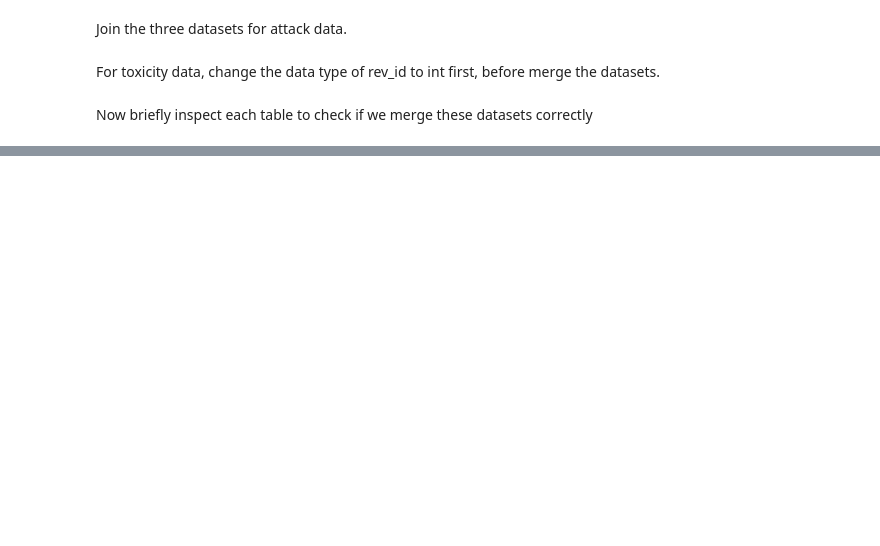
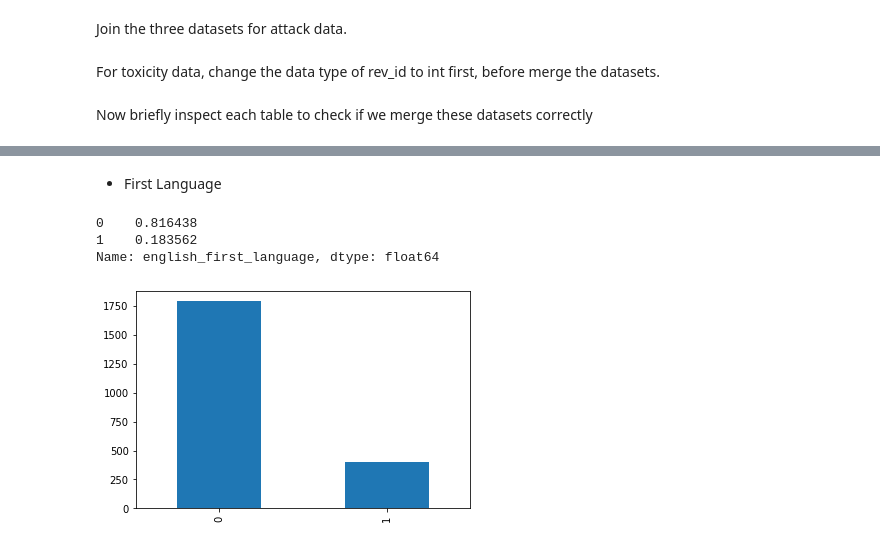
Before and after one commit to Shuya-Ma/data-512, a Jupyter notebook: data-512-a2/data-512-a2.ipynb, the cells around one changed output, grey strips where cells are left out. Saved outputs shown, nothing was run; the diff lists cells and outputs as text; code cells hidden in the pictures; blank space fills up the shorter version.

```diff
--- a/data-512-a2/data-512-a2.ipynb
+++ b/data-512-a2/data-512-a2.ipynb
@@ -56,0 +102,11 @@ toxic.head()
+# %% [markdown]
+- First Language
+# %%
+attack_eng = attack_demograohics['english_first_language'].value_counts()
+attack_eng.plot(kind='bar')
+attack_eng/attack_eng.sum()
+# %% [output]
+0    0.816438
+1    0.183562
+Name: english_first_language, dtype: float64
+[figure, added]
```
Also changed, not shown: parts of 27 cells of this notebook, 1 other file.
